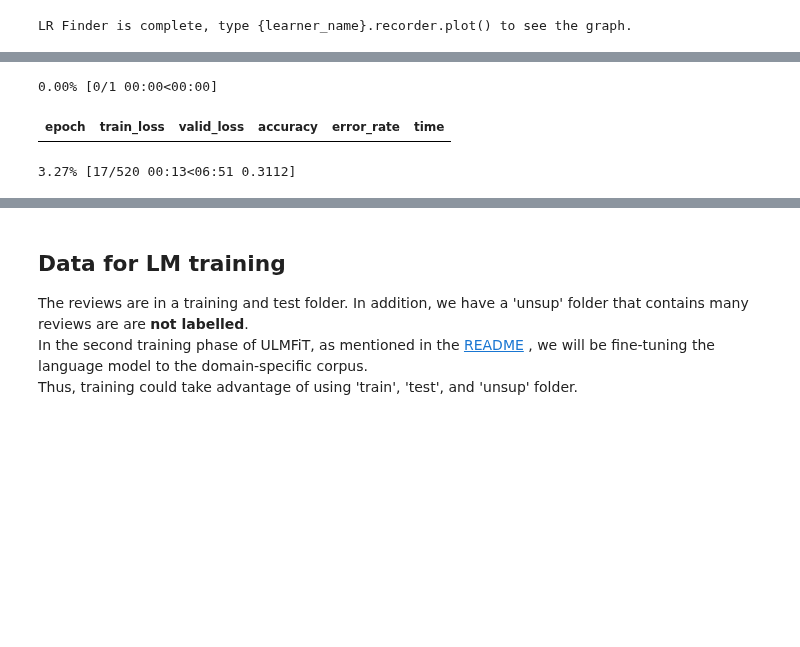
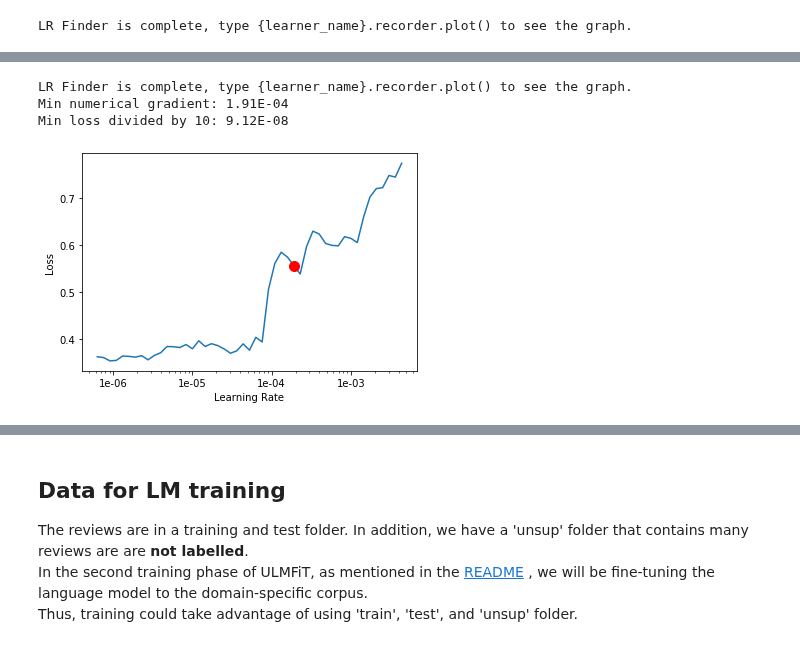
Before and after one commit to Sylar257/Transformers-in-NLP, a Jupyter notebook: Test concepts.ipynb, the cells around one changed output, grey strips where cells are left out. Saved outputs shown, nothing was run; the diff lists cells and outputs as text; code cells hidden in the pictures; blank space fills up the shorter version.

Commit message:
training without pre-training freeze to -5

```diff
--- a/Test concepts.ipynb
+++ b/Test concepts.ipynb
@@ -472,5 +481,7 @@ learner.fit_one_cycle(5, 2.51e-03, moms=(0.8,0.7))
 # %%
-learner.freeze_to(-1)
+# since we have 14 layer_groups, we will unfreeze 2-3 layers to speed up the process
+learner.freeze_to(-3)
+torch.cuda.empty_cache()
 learner.lr_find()
 learner.recorder.plot(skip_end = 10, suggestion=True)
 # %% [output]
@@ -477,3 +489,4 @@ learner.recorder.plot(skip_end = 10, suggestion=True)
-0.00% [0/1 00:00<00:00]
+LR Finder is complete, type {learner_name}.recorder.plot() to see the graph.
+Min numerical gradient: 1.91E-04
+Min loss divided by 10: 9.12E-08
-| epoch | train_loss | valid_loss | accuracy | error_rate | time |
-3.27% [17/520 00:13<06:51 0.3112]
+[figure, added]
```
Also changed, not shown: parts of 24 cells of this notebook, 1 other file.
